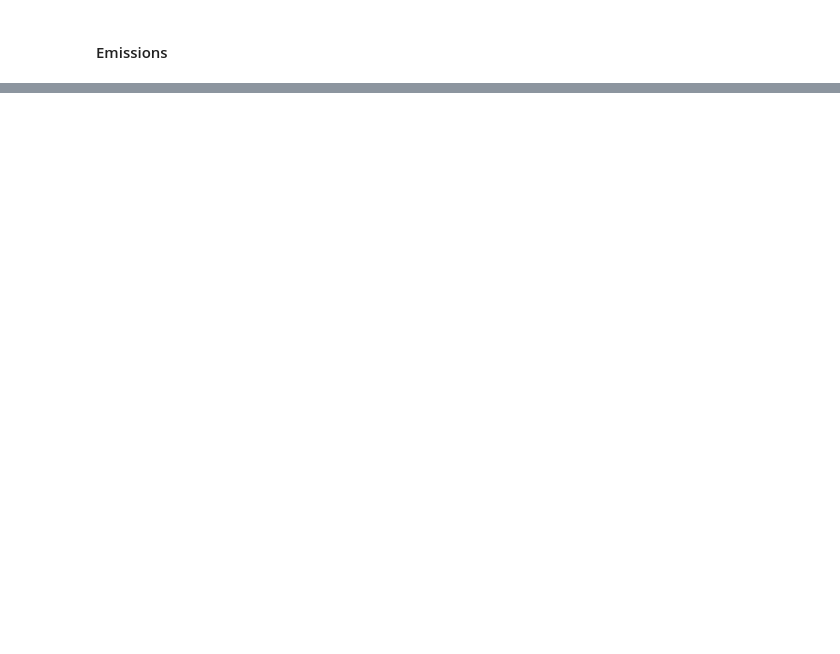
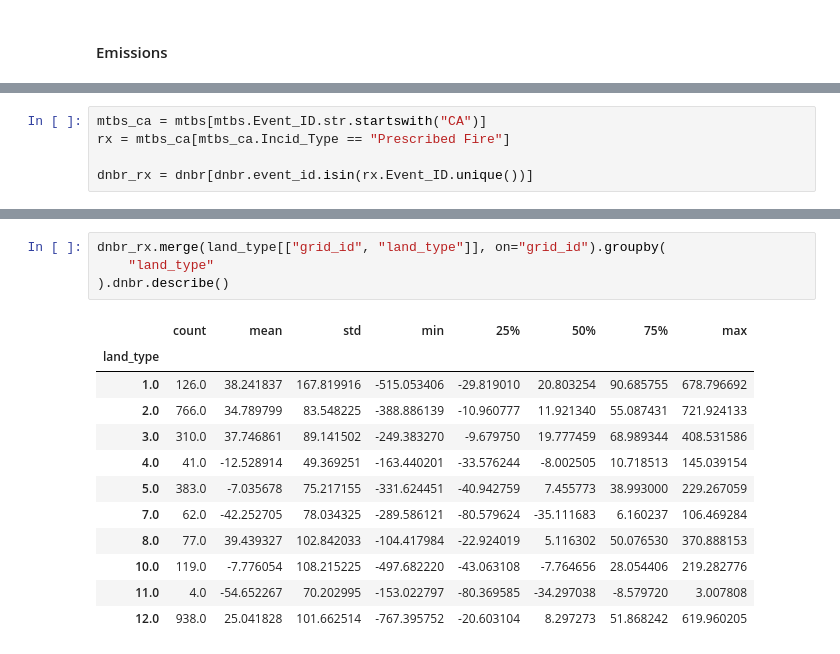
Before and after one commit to echolab-stanford/prescribed_fires, a Jupyter notebook: analysis/simulation.ipynb, the cells around one changed output, grey strips where cells are left out. Saved outputs shown, nothing was run; the diff lists cells and outputs as text; blank space fills up the shorter version.

```diff
--- a/analysis/simulation.ipynb
+++ b/analysis/simulation.ipynb
@@ -1106,0 +1117,5 @@ template_plots(ax, xlab="Total Severity", ylab="Total PM2.5")
+# %%
+mtbs_ca = mtbs[mtbs.Event_ID.str.startswith("CA")]
+rx = mtbs_ca[mtbs_ca.Incid_Type == "Prescribed Fire"]
+
+dnbr_rx = dnbr[dnbr.event_id.isin(rx.Event_ID.unique())]
@@ -1106,0 +1126,17 @@ template_plots(ax, xlab="Total Severity", ylab="Total PM2.5")
+# %%
+dnbr_rx.merge(land_type[["grid_id", "land_type"]], on="grid_id").groupby(
+    "land_type"
+).dnbr.describe()
+# %% [output]
+|  | count | mean | std | min | 25% | 50% | 75% | max |
+| land_type |  |  |  |  |  |  |  |  |
+| 1.0 | 126.0 | 38.241837 | 167.819916 | -515.053406 | -29.819010 | 20.803254 | 90.685755 | 678.796692 |
+| 2.0 | 766.0 | 34.789799 | 83.548225 | -388.886139 | -10.960777 | 11.921340 | 55.087431 | 721.924133 |
+| 3.0 | 310.0 | 37.746861 | 89.141502 | -249.383270 | -9.679750 | 19.777459 | 68.989344 | 408.531586 |
+| 4.0 | 41.0 | -12.528914 | 49.369251 | -163.440201 | -33.576244 | -8.002505 | 10.718513 | 145.039154 |
+| 5.0 | 383.0 | -7.035678 | 75.217155 | -331.624451 | -40.942759 | 7.455773 | 38.993000 | 229.267059 |
+| 7.0 | 62.0 | -42.252705 | 78.034325 | -289.586121 | -80.579624 | -35.111683 | 6.160237 | 106.469284 |
+| 8.0 | 77.0 | 39.439327 | 102.842033 | -104.417984 | -22.924019 | 5.116302 | 50.076530 | 370.888153 |
+| 10.0 | 119.0 | -7.776054 | 108.215225 | -497.682220 | -43.063108 | -7.764656 | 28.054406 | 219.282776 |
+| 11.0 | 4.0 | -54.652267 | 70.202995 | -153.022797 | -80.369585 | -34.297038 | -8.579720 | 3.007808 |
+| 12.0 | 938.0 | 25.041828 | 101.662514 | -767.395752 | -20.603104 | 8.297273 | 51.868242 | 619.960205 |
```
Also changed, not shown: parts of 52 cells of this notebook, 1 other file.
